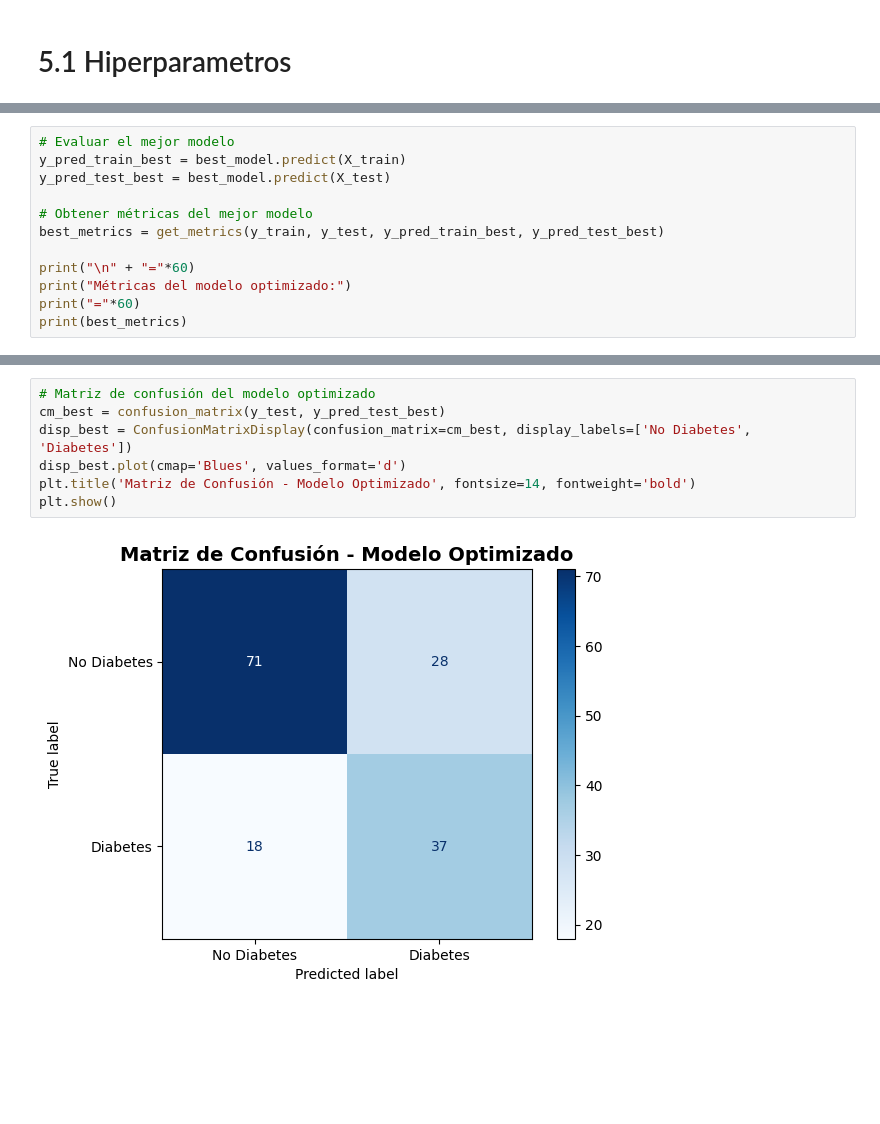
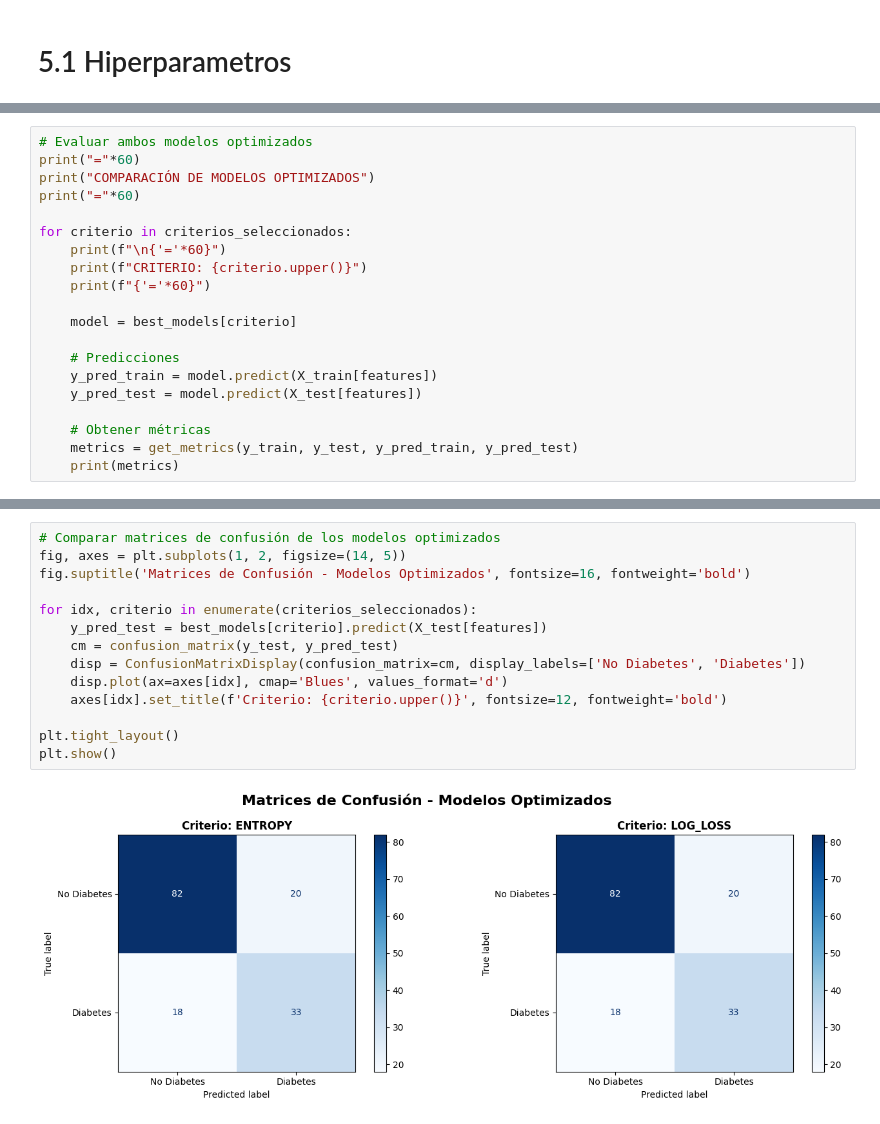
Before and after one commit to 4GeeksAcademy/carlos060495-intro-ml, a Jupyter notebook: src/04-decission-tree.ipynb, the cells around one changed output, grey strips where cells are left out. Saved outputs shown, nothing was run; the diff lists cells and outputs as text; blank space fills up the shorter version.

```diff
--- a/src/04-decission-tree.ipynb
+++ b/src/04-decission-tree.ipynb
@@ -595,14 +807,22 @@ Mejor F1 Score en validación cruzada: 0.6252
 # %%
-# Evaluar el mejor modelo
-y_pred_train_best = best_model.predict(X_train)
-y_pred_test_best = best_model.predict(X_test)
+# Evaluar ambos modelos optimizados
+print("="*60)
+print("COMPARACIÓN DE MODELOS OPTIMIZADOS")
+print("="*60)
 
-# Obtener métricas del mejor modelo
-best_metrics = get_metrics(y_train, y_test, y_pred_train_best, y_pred_test_best)
+for criterio in criterios_seleccionados:
+    print(f"\n{'='*60}")
+    print(f"CRITERIO: {criterio.upper()}")
+    print(f"{'='*60}")
 
-print("\n" + "="*60)
-print("Métricas del modelo optimizado:")
-print("="*60)
-print(best_metrics)
+    model = best_models[criterio]
+
+    # Predicciones
+    y_pred_train = model.predict(X_train[features])
+    y_pred_test = model.predict(X_test[features])
+
+    # Obtener métricas
+    metrics = get_metrics(y_train, y_test, y_pred_train, y_pred_test)
+    print(metrics)
 # %% [output]
 ============================================================
@@ -615,9 +847,16 @@ Diferencia  0.072317  0.070974  0.065702   0.090252  0.045583     0.085821
 # %%
-# Matriz de confusión del modelo optimizado
-cm_best = confusion_matrix(y_test, y_pred_test_best)
-disp_best = ConfusionMatrixDisplay(confusion_matrix=cm_best, display_labels=['No Diabetes', 'Diabetes'])
-disp_best.plot(cmap='Blues', values_format='d')
-plt.title('Matriz de Confusión - Modelo Optimizado', fontsize=14, fontweight='bold')
+# Comparar matrices de confusión de los modelos optimizados
+fig, axes = plt.subplots(1, 2, figsize=(14, 5))
+fig.suptitle('Matrices de Confusión - Modelos Optimizados', fontsize=16, fontweight='bold')
+
+for idx, criterio in enumerate(criterios_seleccionados):
+    y_pred_test = best_models[criterio].predict(X_test[features])
+    cm = confusion_matrix(y_test, y_pred_test)
+    disp = ConfusionMatrixDisplay(confusion_matrix=cm, display_labels=['No Diabetes', 'Diabetes'])
+    disp.plot(ax=axes[idx], cmap='Blues', values_format='d')
+    axes[idx].set_title(f'Criterio: {criterio.upper()}', fontsize=12, fontweight='bold')
+
+plt.tight_layout()
 plt.show()
 # %% [output]
-[figure, old version]
+[figure, new version]
```
Also changed, not shown: parts of 54 cells of this notebook, 4 other files.
